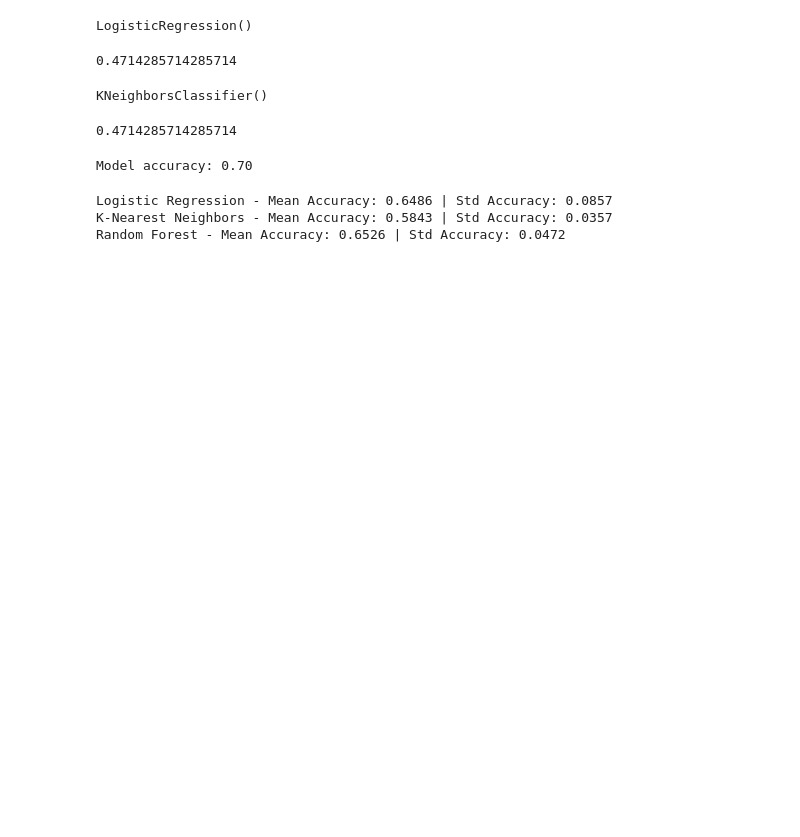
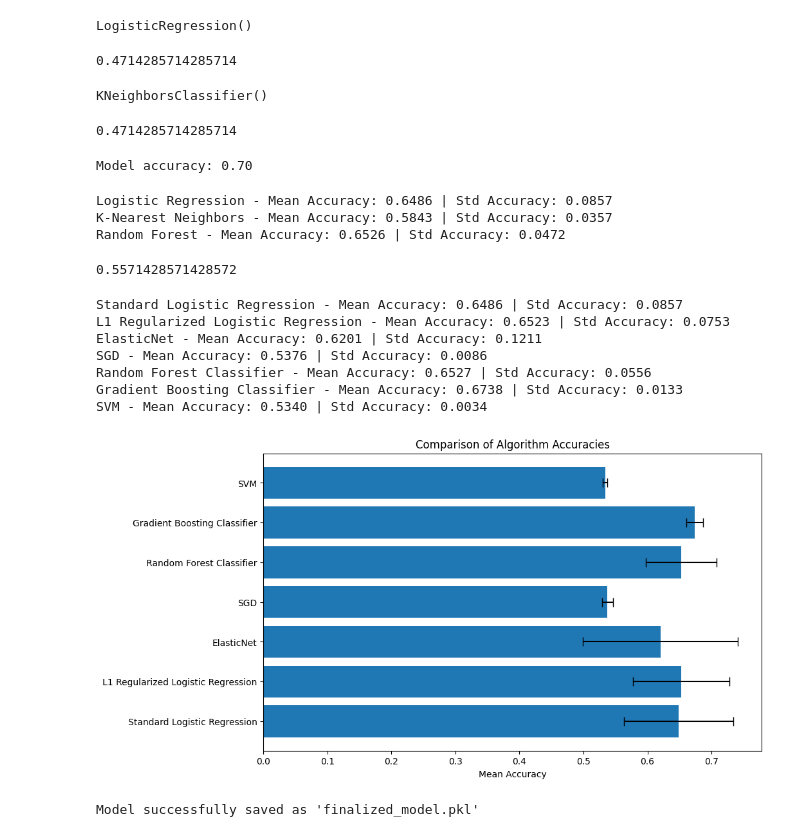
Before and after one commit to AyanSrivastava11/AI-powered-doctor-assistant, a Jupyter notebook: ml_model.ipynb, the cells around one changed output. Drawn from its saved outputs; the diff is of its cells as text; code cells hidden in the pictures; blank space fills up the shorter version.

```diff
--- a/ml_model.ipynb
+++ b/ml_model.ipynb
@@ -327,3 +327,65 @@ results = compare_algorithms(preprocessor.fit_transform(X_train), y_train, algor
 Logistic Regression - Mean Accuracy: 0.6486 | Std Accuracy: 0.0857
 K-Nearest Neighbors - Mean Accuracy: 0.5843 | Std Accuracy: 0.0357
 Random Forest - Mean Accuracy: 0.6526 | Std Accuracy: 0.0472
+# %%
+from sklearn.ensemble import RandomForestClassifier
+rf = RandomForestClassifier(n_estimators=100, random_state=0)
+rf.fit(X_train_transformed,y_train)
+rfpred = rf.predict(x_test_transformed)
+accuracy_score(rfpred,y_test)
+# %% [output]
+0.5571428571428572
+# %%
+# compare algorithms and model with accuracy highest score
+# give code to plot bar graph of accuracies of all models
+import matplotlib.pyplot as plt
+def compare_algorithms(X_train, y_train, algorithms, cv=5, scoring='accuracy'):
+    results = {}
+
+    for name, algorithm in algorithms.items():
+        # Perform cross-validation
+        scores = cross_val_score(algorithm, X_train, y_train, cv=cv, scoring=scoring)
+
+        # Store the mean and standard deviation of the scores
+        results[name] = {
+            'mean_accuracy': np.mean(scores),
+            'std_accuracy': np.std(scores)
+        }
+
+        # Print the results for each algorithm
+        print(f"{name} - Mean Accuracy: {results[name]['mean_accuracy']:.4f} | Std Accuracy: {results[name]['std_accuracy']:.4f}")
+
+    return results
+# %%
+def plot_accuracies(accuracies):
+    """
+    Plots the mean accuracies and their standard deviations for different algorithms.
+    """
+    names = list(accuracies.keys())
+    mean_accuracies = [accuracies[name]['mean_accuracy'] for name in names]
+    std_accuracies = [accuracies[name]['std_accuracy'] for name in names]
+
+    plt.figure(figsize=(10, 6))
+    plt.barh(names, mean_accuracies, xerr=std_accuracies, capsize=5)
+    plt.xlabel("Mean Accuracy")
+    plt.title("Comparison of Algorithm Accuracies")
+    plt.show()
+accuracies = compare_algorithms(preprocessor.fit_transform(X_train), y_train, models)
+plot_accuracies(accuracies)
+# %% [output]
+Standard Logistic Regression - Mean Accuracy: 0.6486 | Std Accuracy: 0.0857
+L1 Regularized Logistic Regression - Mean Accuracy: 0.6523 | Std Accuracy: 0.0753
+ElasticNet - Mean Accuracy: 0.6201 | Std Accuracy: 0.1211
+SGD - Mean Accuracy: 0.5376 | Std Accuracy: 0.0086
+Random Forest Classifier - Mean Accuracy: 0.6527 | Std Accuracy: 0.0556
+Gradient Boosting Classifier - Mean Accuracy: 0.6738 | Std Accuracy: 0.0133
+SVM - Mean Accuracy: 0.5340 | Std Accuracy: 0.0034
+[figure, added]
+# %%
+# save my random forest model in pickle file
+model_filename = 'finalized_model.pkl'
+with open(model_filename, 'wb') as file:
+    pickle.dump(rf, file)
+print(f"Model successfully saved as '{model_filename}'")
+# %% [output]
+Model successfully saved as 'finalized_model.pkl'
```
Also changed, not shown: 4 other files.
